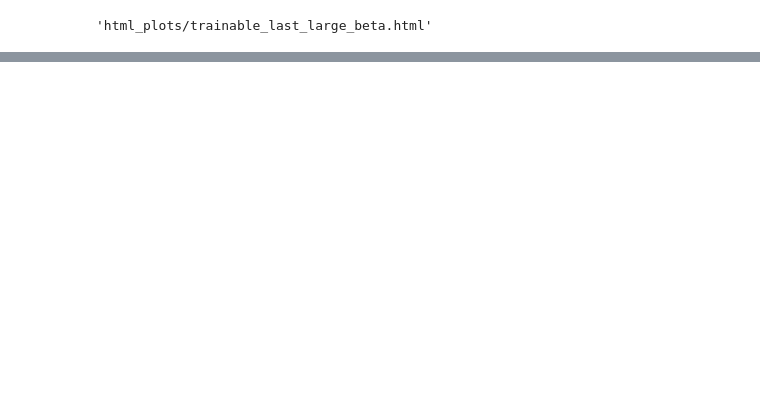
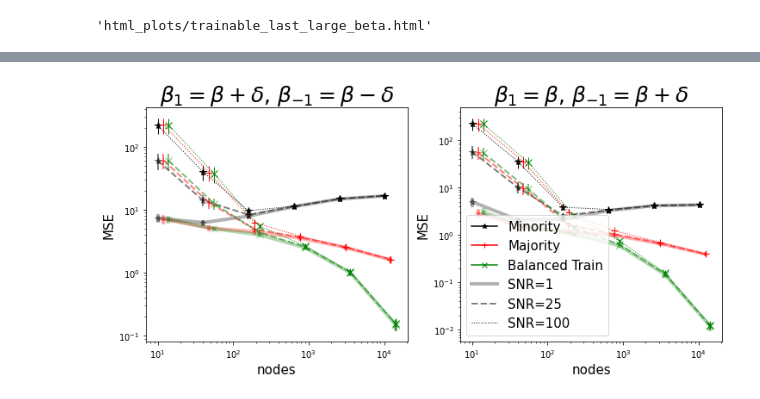
Before and after one commit to smaityumich/overparameterized-group-fairness, a Jupyter notebook: plots.ipynb, the cells around one changed output, grey strips where cells are left out. Saved outputs shown, nothing was run; the diff lists cells and outputs as text; code cells hidden in the pictures; blank space fills up the shorter version.

```diff
--- a/plots.ipynb
+++ b/plots.ipynb
@@ -130,0 +153,7 @@ plotly.offline.plot(fig, filename = 'html_plots/' + filename + '.html')
+# %%
+measure = ['train-mse', 'majority-mse', 'minority-mse']
+agg_dict = dict()
+for key in measure:
+    agg_dict[key] = ['mean', 'std', 'count']
+result = df1.groupby(['setup', 'beta-norm',  'nodes'], as_index=False).agg(agg_dict)
+result
@@ -130,0 +203,44 @@ plotly.offline.plot(fig, filename = 'html_plots/' + filename + '.html')
+# %%
+betas = [1, 5, 10]
+ltys = ['-', '--', ':']
+lws = [4, 2, 1]
+alphas = [0.3, 0.5, 1]
+add_on = 4 ** np.array(range(6))
+setups = ['same-core-over-envs', 'different-core-over-envs']
+names = ['$\\beta_{1} = \\beta + \\delta$, $\\beta_{-1} = \\beta - \\delta$',\
+     '$\\beta_{1} = \\beta$, $\\beta_{-1} = \\beta + \\delta$']
+fig, ax = plt.subplots(1, 2, figsize = (12, 5), sharex=True)
+for s, (setup, name) in enumerate(zip(setups, names)):
+    result_setup = result.loc[result['setup']==setup]
+    for i, (beta, lty, lw, alpha) in enumerate(zip(betas, ltys, lws, alphas)):
+        result1 = result_setup.loc[result['beta-norm']==beta]
+        nodes, mean_minor, std_minor = result1['nodes'],\
+            result1['minority-mse']['mean'], result1['minority-mse']['std']
+
+        mean_major, std_major = result1['majority-mse']['mean'], result1['majority-mse']['std']
+        mean_tr, std_tr = result1['train-mse']['mean'], result1['train-mse']['std']
+
+        ax[s].errorbar(nodes, mean_minor, std_minor, color = 'k', linestyle = lty,\
+             marker = '*', markersize = 8, lw = lw, alpha = alpha)
+        ax[s].errorbar(nodes * (1.2), mean_major, std_major, color = 'r', linestyle = lty,\
+         marker = '+', markersize = 8, lw = lw, alpha = alpha)
+        ax[s].errorbar(nodes * (1.4), mean_tr, std_tr, color = 'g', linestyle = lty, marker = 'x',\
+         markersize = 8, lw = lw, alpha = alpha)
+        ax[s].set_yscale('log')
+        ax[s].set_xscale('log')
+        ax[s].set_xlabel('nodes', fontsize = 15)
+        ax[s].set_ylabel('MSE', fontsize = 15)
+        ax[s].set_title(name, fontsize = 25)
+        #ax[s].set_ylim(0, 20)
+
+
+lines = [Line2D([0], [0], color='k', linestyle='-', marker='*'), \
+    Line2D([0], [0], color='r', linestyle='-', marker='+'), \
+        Line2D([0], [0], color='g', linestyle='-', marker='x')\
+        ]
+for i, (beta, lty, lw, alpha) in enumerate(zip(betas, ltys, lws, alphas)):
+    lines.append(Line2D([0], [0], color='k', linestyle=lty, lw = lw, alpha = alpha))
+plt.legend(lines, ['Minority', 'Majority', 'Balanced Train', 'SNR=1', 'SNR=25', 'SNR=100'], fontsize = 15)
+plt.savefig('pdf_plots/plot.pdf')
+# %% [output]
+[figure, added]
```
Also changed, not shown: parts of 5 cells of this notebook, 3 other files.
